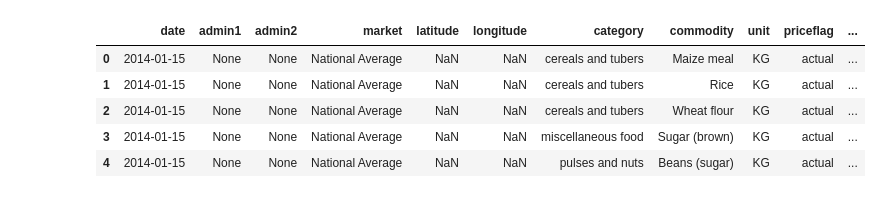
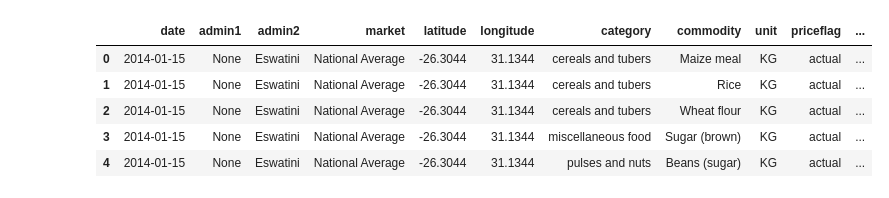
Before and after one commit to jenny-chung301/food_security, a Jupyter notebook: reports/affordability_index.ipynb, the cells around one changed output. Cells and saved outputs as stored; diff of their text form; code cells hidden in the pictures.

```diff
--- a/reports/affordability_index.ipynb
+++ b/reports/affordability_index.ipynb
@@ -13,15 +3,17 @@ df.head()
 # %%
+df = pd.read_parquet('../data/processed/newest_dataset.parquet')
+
 # Convert 'date' column to datetime (if it isn't already)
-df['date'] = pd.to_datetime(df['date'], errors='coerce')  # This handles any invalid dates
+df['date'] = pd.to_datetime(df['date'], errors='coerce')
 
 # Extract the year from the 'date' column and create a new 'year' column
 df['year'] = df['date'].dt.year.astype(int)
 
 df.head()
 # %% [output]
 |  | date | admin1 | admin2 | market | latitude | longitude | category | commodity | unit | priceflag | ... |
-| 0 | 2014-01-15 | None | None | National Average | NaN | NaN | cereals and tubers | Maize meal | KG | actual | ... |
-| 1 | 2014-01-15 | None | None | National Average | NaN | NaN | cereals and tubers | Rice | KG | actual | ... |
-| 2 | 2014-01-15 | None | None | National Average | NaN | NaN | cereals and tubers | Wheat flour | KG | actual | ... |
-| 3 | 2014-01-15 | None | None | National Average | NaN | NaN | miscellaneous food | Sugar (brown) | KG | actual | ... |
-| 4 | 2014-01-15 | None | None | National Average | NaN | NaN | pulses and nuts | Beans (sugar) | KG | actual | ... |
+| 0 | 2014-01-15 | None | Eswatini | National Average | -26.3044 | 31.1344 | cereals and tubers | Maize meal | KG | actual | ... |
+| 1 | 2014-01-15 | None | Eswatini | National Average | -26.3044 | 31.1344 | cereals and tubers | Rice | KG | actual | ... |
+| 2 | 2014-01-15 | None | Eswatini | National Average | -26.3044 | 31.1344 | cereals and tubers | Wheat flour | KG | actual | ... |
+| 3 | 2014-01-15 | None | Eswatini | National Average | -26.3044 | 31.1344 | miscellaneous food | Sugar (brown) | KG | actual | ... |
+| 4 | 2014-01-15 | None | Eswatini | National Average | -26.3044 | 31.1344 | pulses and nuts | Beans (sugar) | KG | actual | ... |
```
Also changed, not shown: parts of 15 cells of this notebook, 1 other file.
